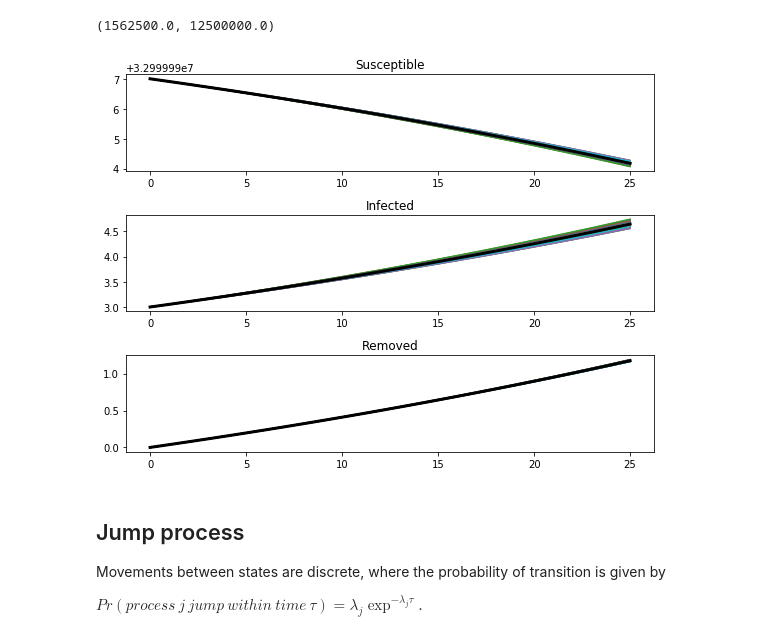
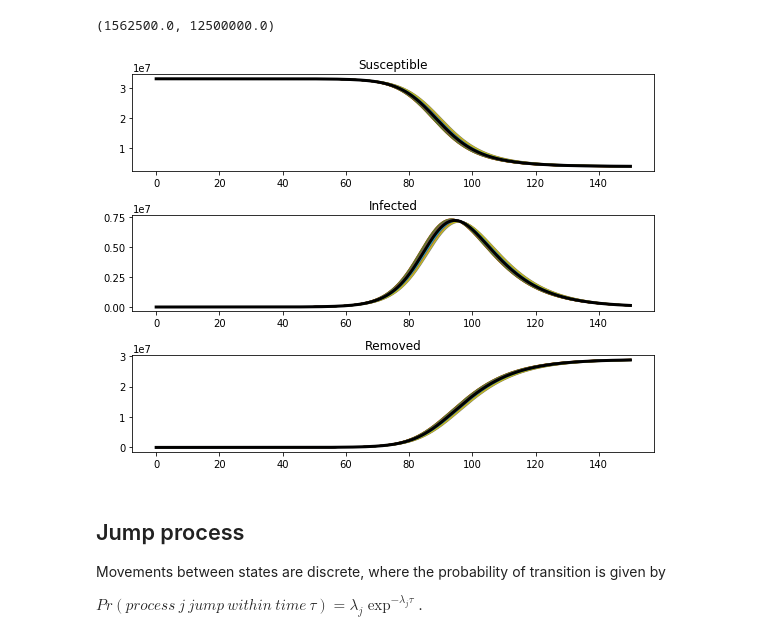
Before and after one commit to anooppambika/covid19, a Jupyter notebook: COVI19_SIRAnalysis.ipynb, the cells around one changed output. Saved outputs shown, nothing was run; the diff lists cells and outputs as text; code cells hidden in the pictures.

```diff
--- a/COVI19_SIRAnalysis.ipynb
+++ b/COVI19_SIRAnalysis.ipynb
@@ -168,8 +165,8 @@ model_p = SimulateOde(states, params, transition=transitions)
 from pygom.utilR import rgamma
 
 d = dict()
-d['beta'] = (rgamma, {'shape':9000.0, 'rate':300000.0})
-d['gamma'] = (rgamma, {'shape':156250.0, 'rate':12500000.0})
+d['beta'] = (rgamma, {'shape':90000.0, 'rate':300000.0})
+d['gamma'] = (rgamma, {'shape':1562500.0, 'rate':12500000.0})
 d['N'] = N
 # %%
 # initial conditions
@@ -187,25 +184,25 @@ model_p.parameters = d
 model_p.initial_values = (init_state, t_fit[0])
 # %%
 # solve for 10 parameter sets
-Ymean, Yall = model_p.simulate_param(t[1::], iteration=100, full_output=True)
+Ymean, Yall = model_p.simulate_param(t_fit[1::], iteration=100, full_output=True)
 # %%
 # plot solutions
 import matplotlib.pyplot as plt
 
 fig, (ax1, ax2, ax3) = plt.subplots(3,1, figsize=(8,6))
 for i in range(np.shape(Yall)[0]):
-    ax1.plot(t, Yall[i][:,0])
-    ax2.plot(t, Yall[i][:,1])
-    ax3.plot(t, Yall[i][:,2])
-ax1.plot(t, Ymean[:,0], linewidth=3,color='k')
-ax2.plot(t, Ymean[:,1], linewidth=3,color='k')
-ax3.plot(t, Ymean[:,2], linewidth=3,color='k')
+    ax1.plot(t_fit, Yall[i][:,0])
+    ax2.plot(t_fit, Yall[i][:,1])
+    ax3.plot(t_fit, Yall[i][:,2])
+ax1.plot(t_fit, Ymean[:,0], linewidth=3,color='k')
+ax2.plot(t_fit, Ymean[:,1], linewidth=3,color='k')
+ax3.plot(t_fit, Ymean[:,2], linewidth=3,color='k')
 ax1.ticklabel_format(style='sci', axis='y', scilimits=(0,0))
 ax2.ticklabel_format(style='sci', axis='y', scilimits=(0,0))
 ax3.ticklabel_format(style='sci', axis='y', scilimits=(0,0))
 ax1.set_title('Susceptible')
 ax2.set_title('Infected')
 ax3.set_title('Removed')
 plt.tight_layout()
 # %% [output]
-[figure, old version]
+[figure, new version]
```
Also changed, not shown: parts of 9 cells of this notebook, 2 other files.
